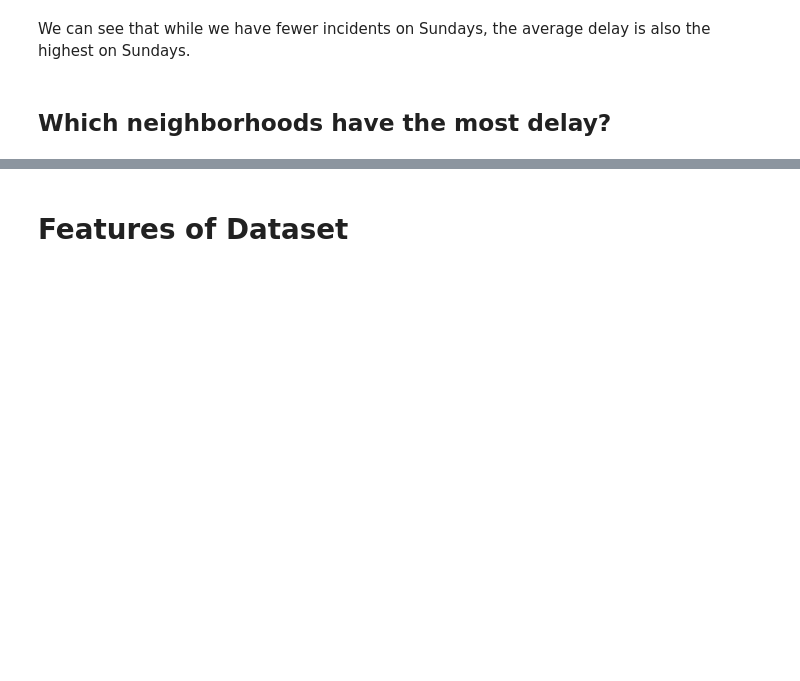
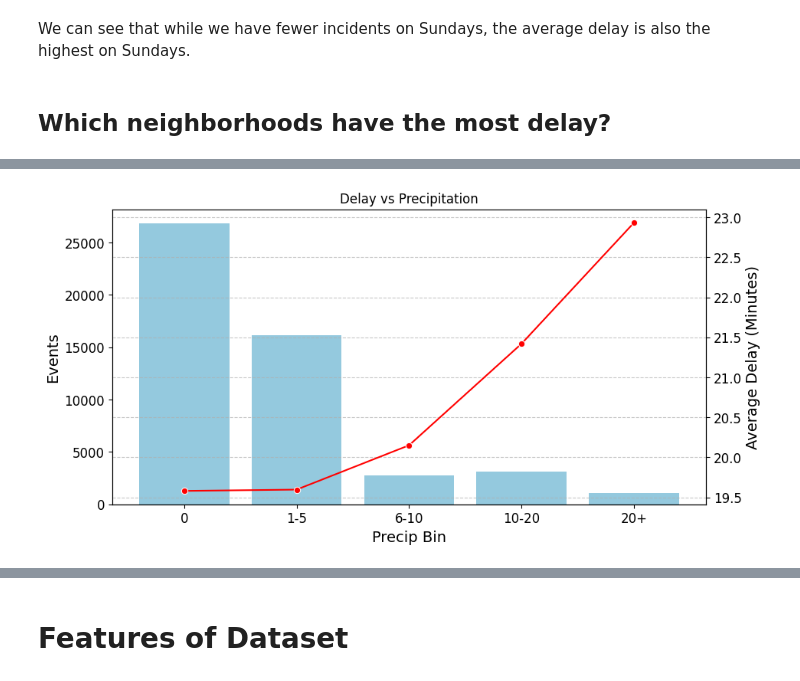
Before and after one commit to dchen-cmyk/uw-ml-course-project, a Jupyter notebook: predict_fewer_features_with_weather.ipynb, the cells around one changed output, grey strips where cells are left out. Cells and saved outputs as stored; diff of their text form; code cells hidden in the pictures; blank space fills up the shorter version.

```diff
--- a/predict_fewer_features_with_weather.ipynb
+++ b/predict_fewer_features_with_weather.ipynb
@@ -300,0 +370,48 @@ print(na_lines)
+# %%
+# Bin precipitation
+dataset['Precip Bin'] = pd.cut(
+    dataset['Total Precip (mm)'],
+    bins=[-0.1, 0, 5, 10, 20, float('inf')],
+    labels=['0', '1-5', '6-10', '10-20', '20+'],
+)
+
+# Aggregate
+stats_precip = dataset.groupby('Precip Bin').agg({
+    'Has Delay': 'sum',     # <-- count instead of mean
+    'Min Delay': 'mean'
+}).reset_index()
+
+stats_precip.columns = ['Precip Bin', 'Incident Count', 'Avg Delay']
+
+# Plot
+fig, ax1 = plt.subplots(figsize=(10, 5))
+
+sns.barplot(
+    x='Precip Bin',
+    y='Incident Count',
+    data=stats_precip,
+    ax=ax1,
+    color='skyblue'
+)
+
+ax1.set_ylabel('Events')
+
+ax2 = ax1.twinx()
+
+sns.lineplot(
+    x='Precip Bin',
+    y='Avg Delay',
+    data=stats_precip,
+    ax=ax2,
+    marker='o',
+    color='red'
+)
+
+ax2.set_ylabel('Average Delay (Minutes)')
+
+plt.title('Delay vs Precipitation')
+plt.grid(axis='y', linestyle='--', alpha=0.7)
+
+plt.show()
+# %% [output]
+[figure, added]
```
Also changed, not shown: parts of 14 cells of this notebook.
